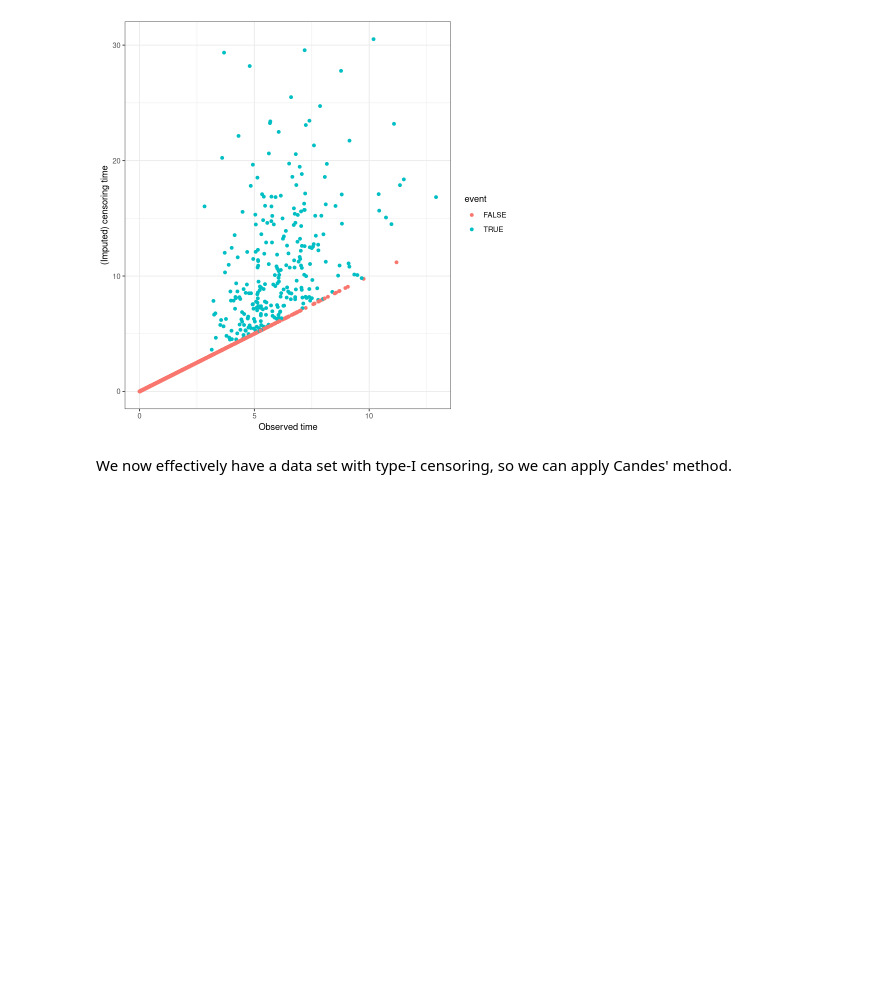
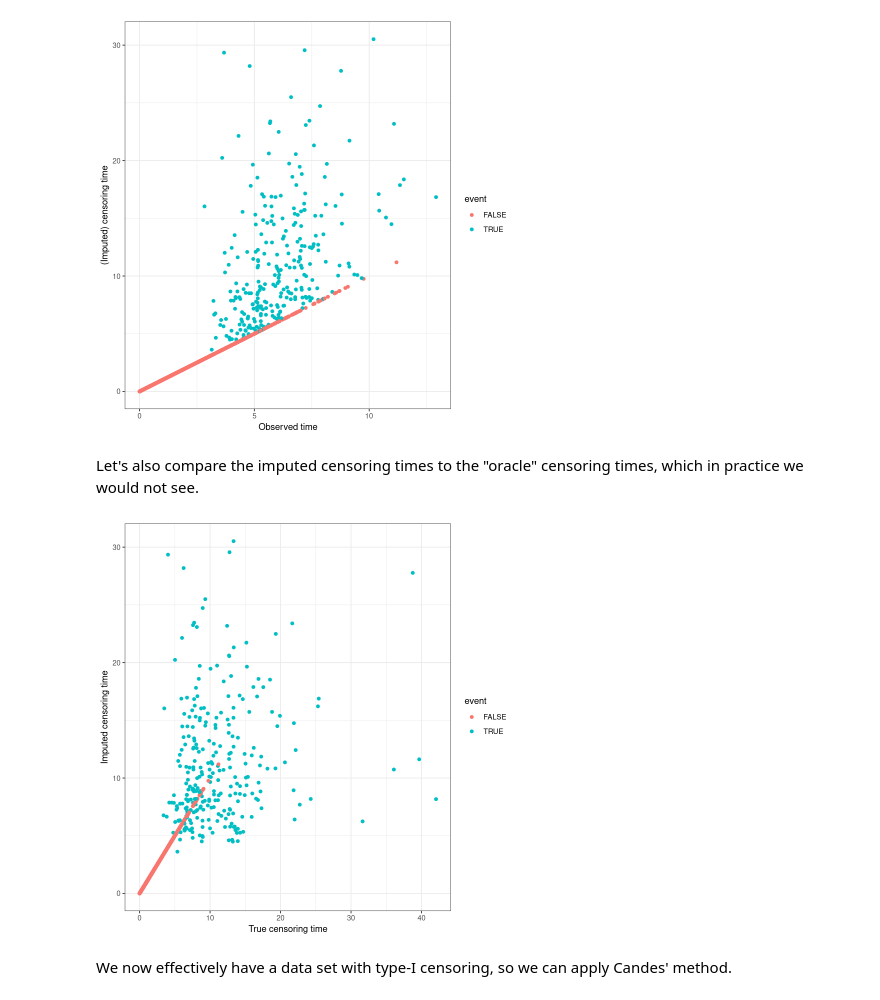
Before and after one commit to msesia/conformal_survival, a Jupyter notebook: code/survival-cqr-2.ipynb, the cells around one changed output. Drawn from its saved outputs; the diff is of its cells as text; code cells hidden in the pictures; blank space fills up the shorter version.

```diff
--- a/code/survival-cqr-2.ipynb
+++ b/code/survival-cqr-2.ipynb
@@ -160,6 +160,18 @@ data.cal |>
     labs(x="Observed time", y="(Imputed) censoring time")
 # %% [output]
 [figure]
+# %% [markdown]
+Let's also compare the imputed censoring times to the "oracle" censoring times, which in practice we would not see.
+# %%
+data.cal.oracle$censoring_time_imputed <- data.cal$censoring_time_imputed
+
+data.cal.oracle |>
+    ggplot(aes(x=censoring_time, y=censoring_time_imputed, color=event)) +
+    geom_point() +
+    theme_bw() +
+    labs(x="True censoring time", y="Imputed censoring time")
+# %% [output]
+[figure, added]
 # %% [markdown]
 We now effectively have a data set with type-I censoring, so we can apply Candes' method.
 # %%
```
Also changed, not shown: 7 other files.
